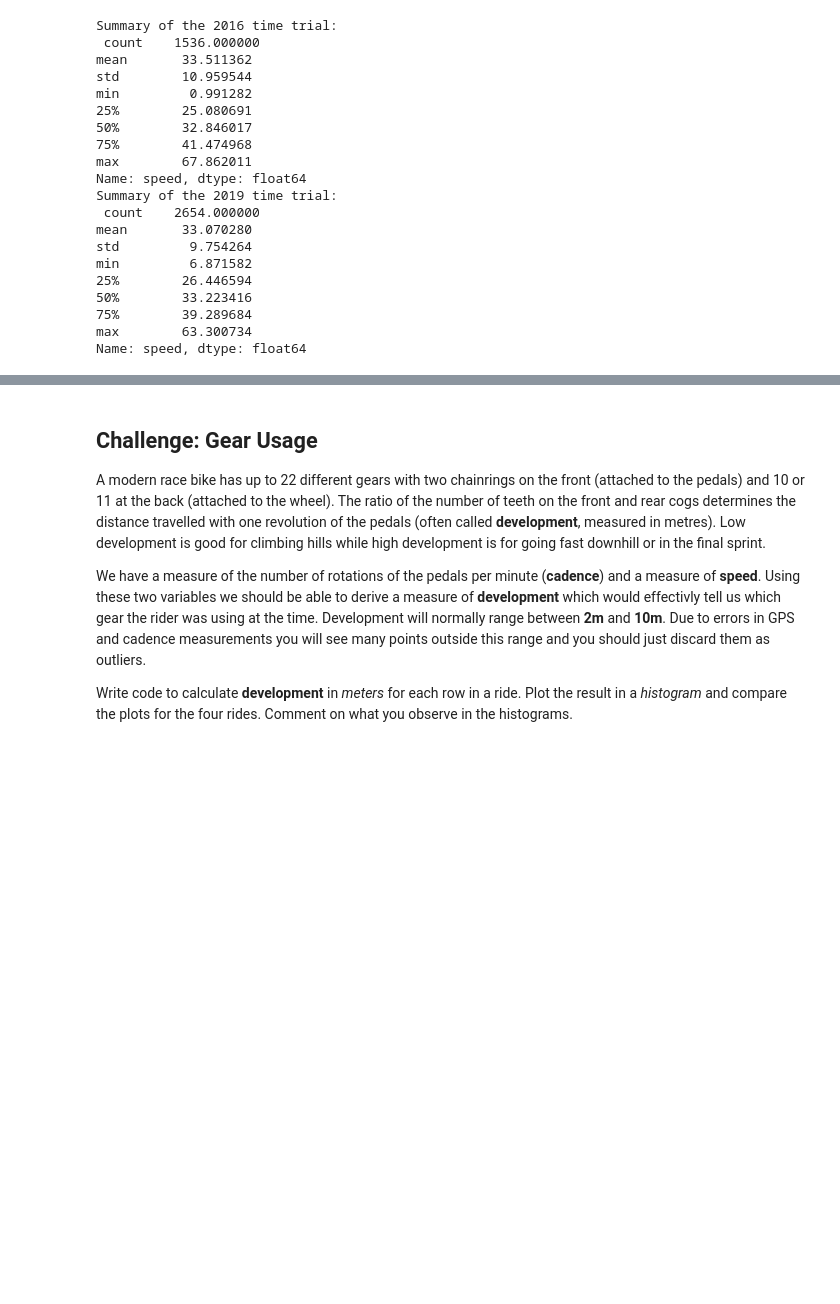
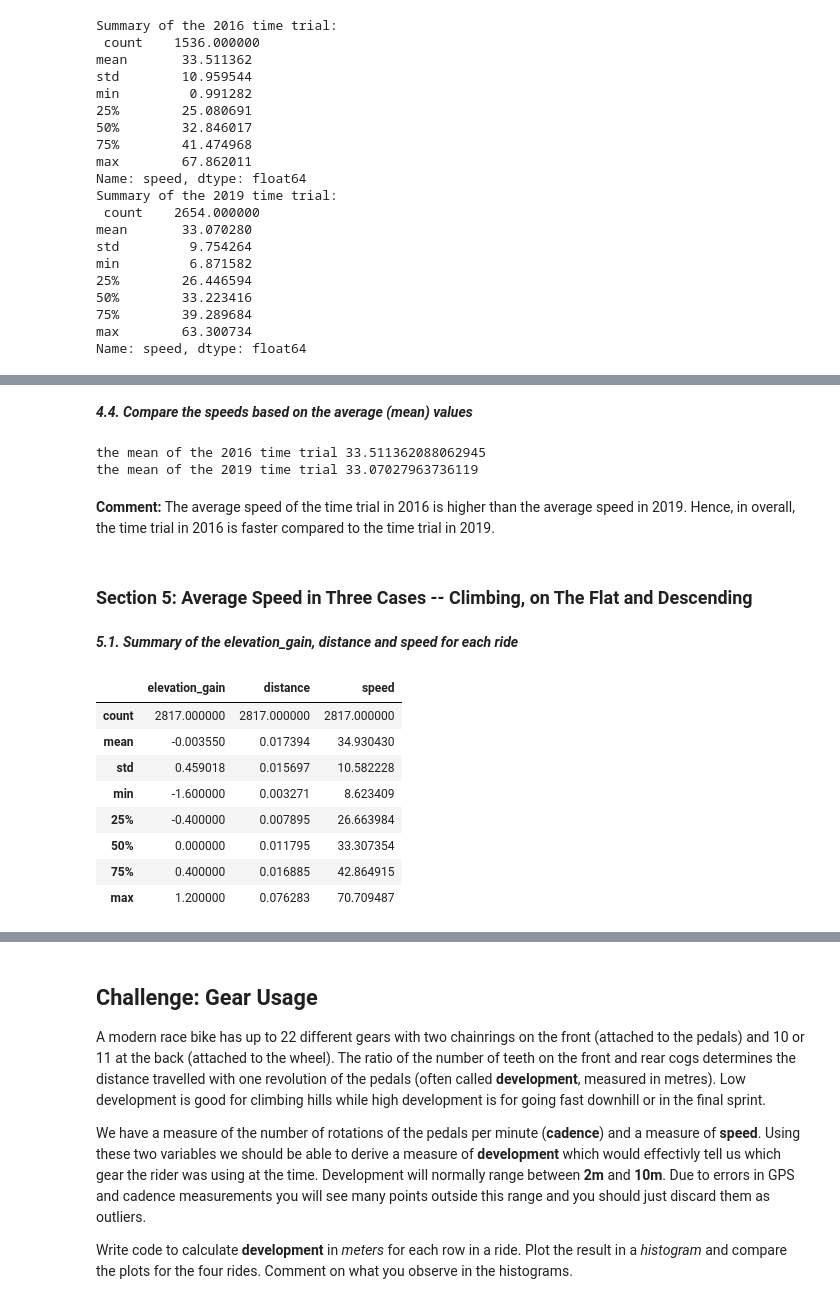
Before and after one commit to xuyenlinhHuynh/data-science-portfolio-xuyenlinhHuynh, a Jupyter notebook: Portfolio 1.ipynb, the cells around one changed output, grey strips where cells are left out. Cells and saved outputs as stored; diff of their text form; code cells hidden in the pictures; blank space fills up the shorter version.

```diff
--- a/Portfolio 1.ipynb
+++ b/Portfolio 1.ipynb
@@ -933,0 +1001,30 @@ Text(0, 0.5, 'Difference')
+# %% [markdown]
+***4.4. Compare the speeds based on the average (mean) values***
+# %%
+# calculate mean values of the time trials
+tt_2016_mean = cleaned_tt_2016['speed'].mean()
+print("the mean of the 2016 time trial", tt_2016_mean)
+tt_2019_mean = cleaned_tt_2019['speed'].mean()
+print("the mean of the 2019 time trial", tt_2019_mean)
+# %% [output]
+the mean of the 2016 time trial 33.511362088062945
+the mean of the 2019 time trial 33.07027963736119
+# %% [markdown]
+**Comment:** The average speed of the time trial in 2016 is higher than the average speed in 2019. Hence, in overall, the time trial in 2016 is faster compared to the time trial in 2019.
+# %% [markdown]
+### Section 5: Average Speed in Three Cases -- Climbing, on The Flat and Descending
+# %% [markdown]
+***5.1. Summary of the elevation_gain, distance and speed for each ride***
+# %%
+# rr_2016
+cleaned_rr_2016[['elevation_gain', 'distance', 'speed']].describe()
+# %% [output]
+|  | elevation_gain | distance | speed |
+| count | 2817.000000 | 2817.000000 | 2817.000000 |
+| mean | -0.003550 | 0.017394 | 34.930430 |
+| std | 0.459018 | 0.015697 | 10.582228 |
+| min | -1.600000 | 0.003271 | 8.623409 |
+| 25% | -0.400000 | 0.007895 | 26.663984 |
+| 50% | 0.000000 | 0.011795 | 33.307354 |
+| 75% | 0.400000 | 0.016885 | 42.864915 |
+| max | 1.200000 | 0.076283 | 70.709487 |
```
Also changed, not shown: parts of 29 cells of this notebook.
